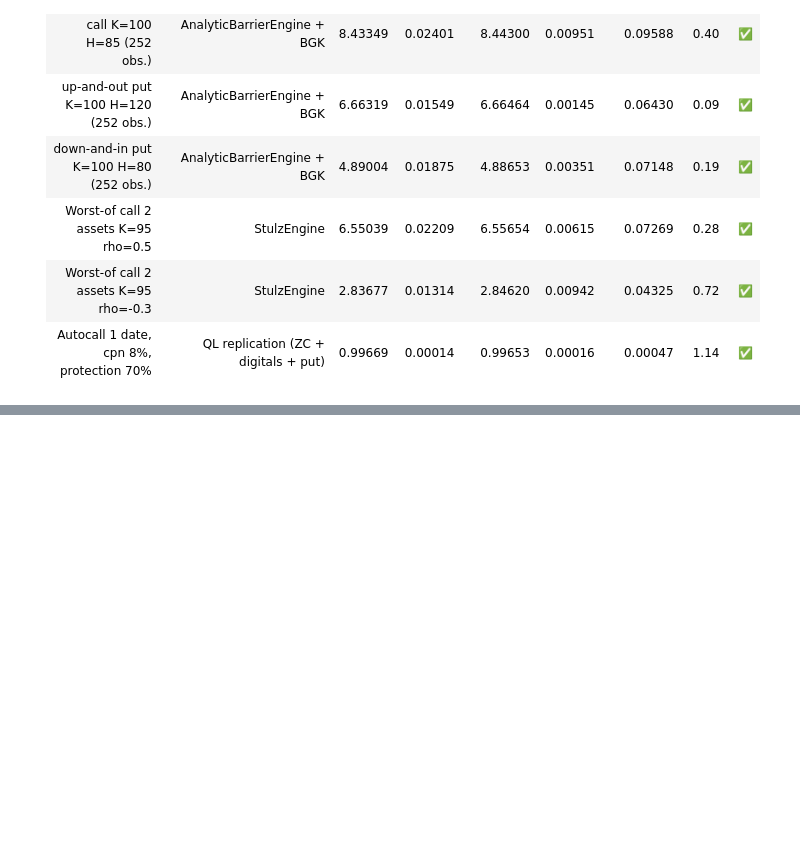
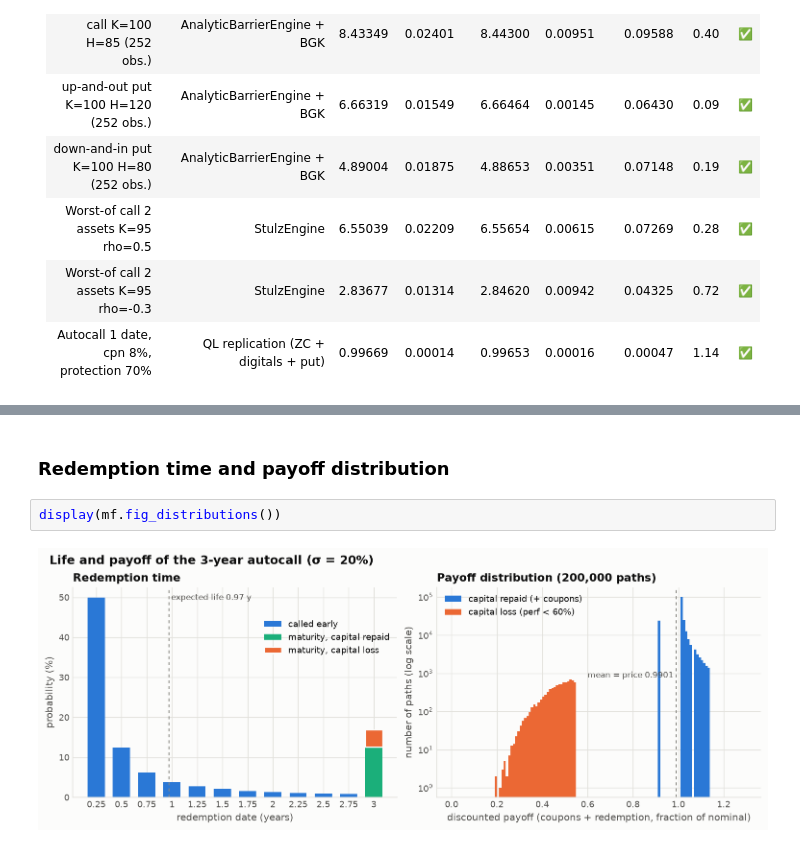
Before and after one commit to YoussefElb75/autocall-pricer, a Jupyter notebook: notebooks/demo.ipynb, the cells around one changed output, grey strips where cells are left out. Drawn from its saved outputs; the diff is of its cells as text; blank space fills up the shorter version.

```diff
--- a/notebooks/demo.ipynb
+++ b/notebooks/demo.ipynb
@@ -152,0 +183,6 @@ Markdown(to_markdown(run_validation(n_paths=200_000)))
+# %% [markdown]
+### Redemption time and payoff distribution
+# %%
+display(mf.fig_distributions())
+# %% [output]
+[figure, added]
```
Also changed, not shown: parts of 12 cells of this notebook, 10 other files.
